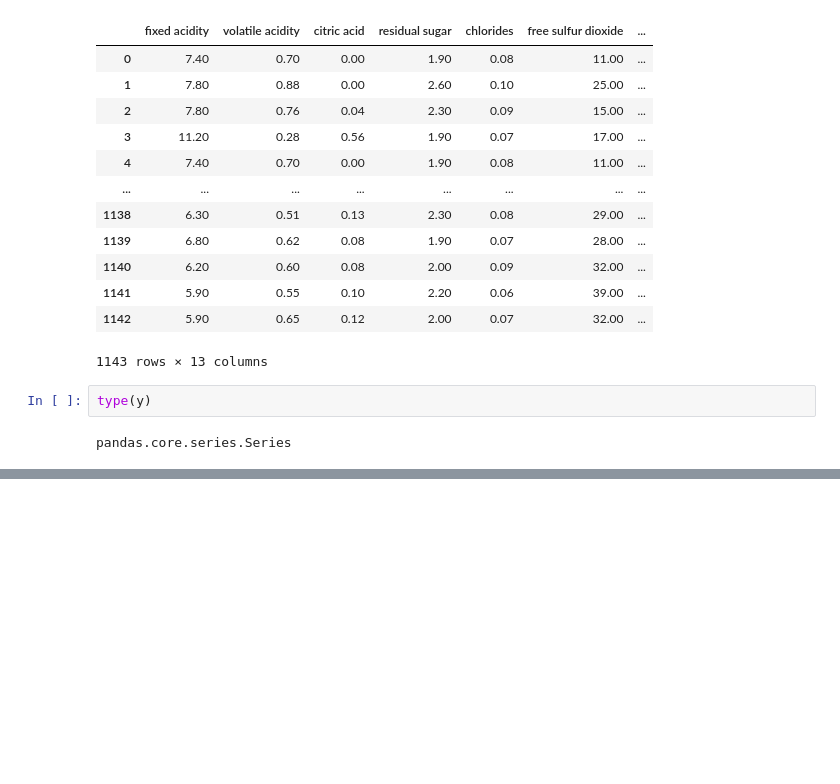
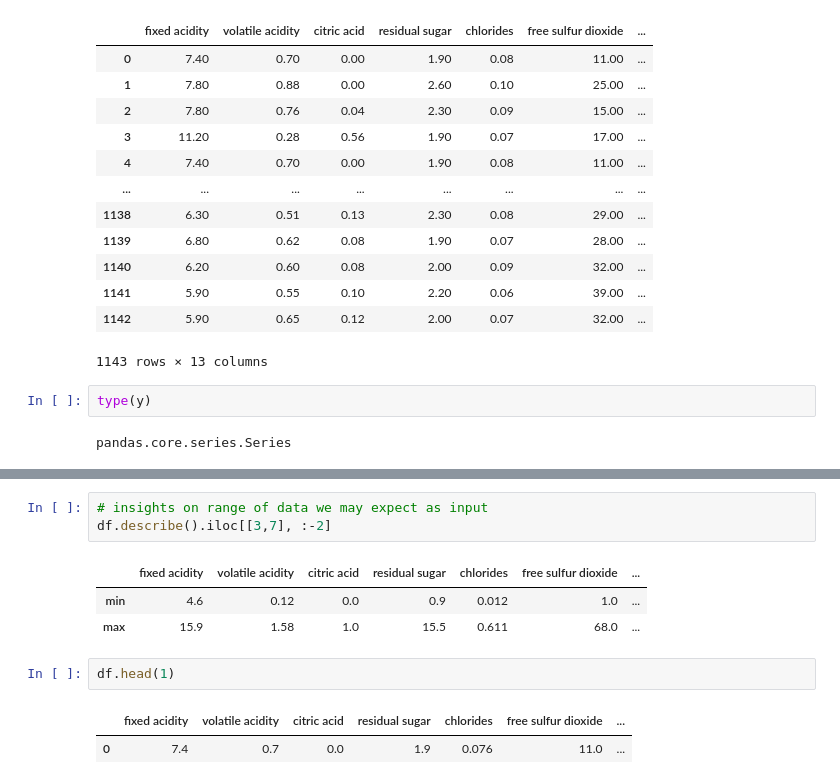
Before and after one commit to ronylpatil/wineq, a Jupyter notebook: notebooks/wineq.ipynb, the cells around one changed output, grey strips where cells are left out. Cells and saved outputs as stored; diff of their text form; blank space fills up the shorter version.

```diff
--- a/notebooks/wineq.ipynb
+++ b/notebooks/wineq.ipynb
@@ -237,0 +255,12 @@ pandas.core.series.Series
+# %%
+# insights on range of data we may expect as input
+df.describe().iloc[[3,7], :-2]
+# %% [output]
+|  | fixed acidity | volatile acidity | citric acid | residual sugar | chlorides | free sulfur dioxide | ... |
+| min | 4.6 | 0.12 | 0.0 | 0.9 | 0.012 | 1.0 | ... |
+| max | 15.9 | 1.58 | 1.0 | 15.5 | 0.611 | 68.0 | ... |
+# %%
+df.head(1)
+# %% [output]
+|  | fixed acidity | volatile acidity | citric acid | residual sugar | chlorides | free sulfur dioxide | ... |
+| 0 | 7.4 | 0.7 | 0.0 | 1.9 | 0.076 | 11.0 | ... |
```
Also changed, not shown: parts of 3 cells of this notebook.
